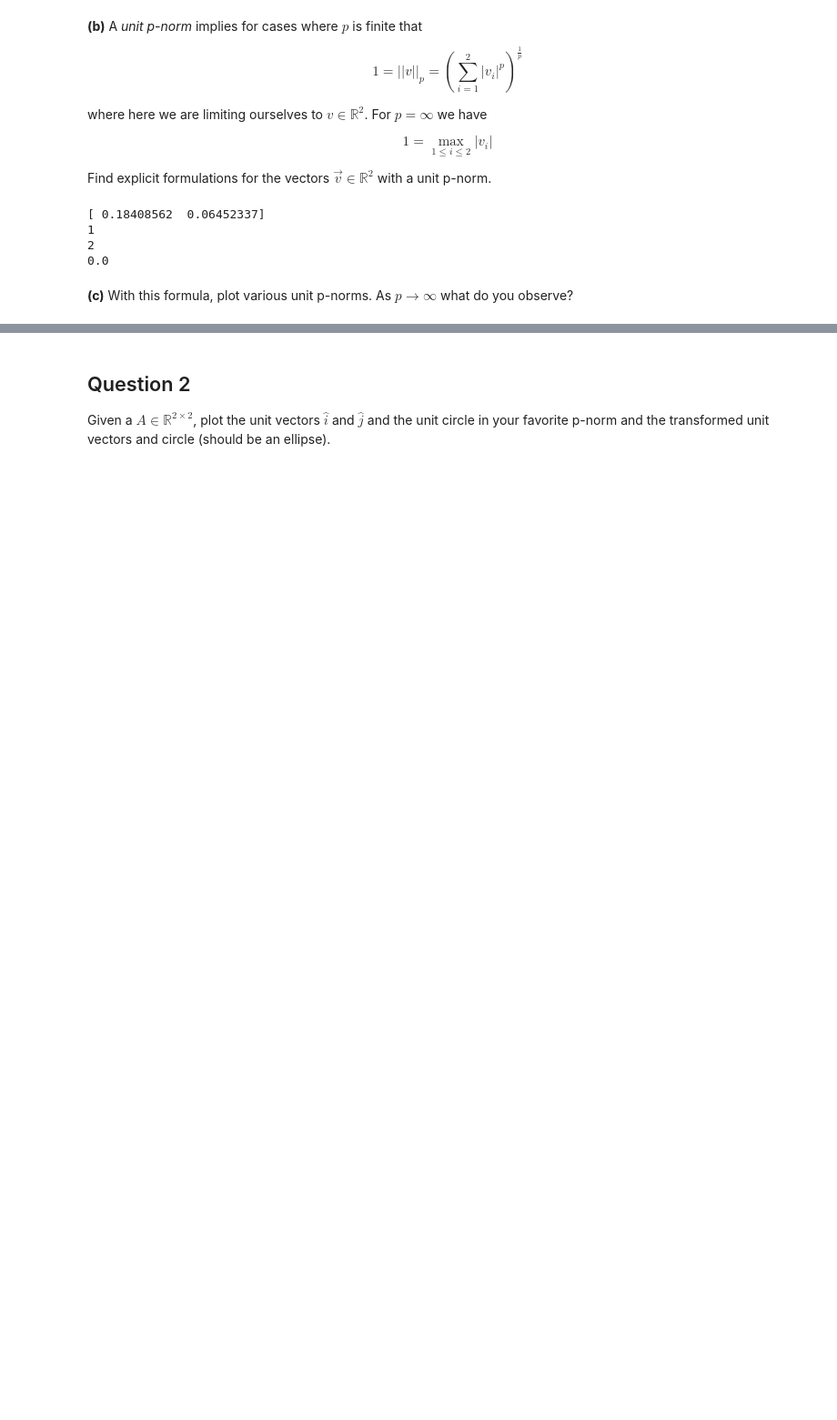
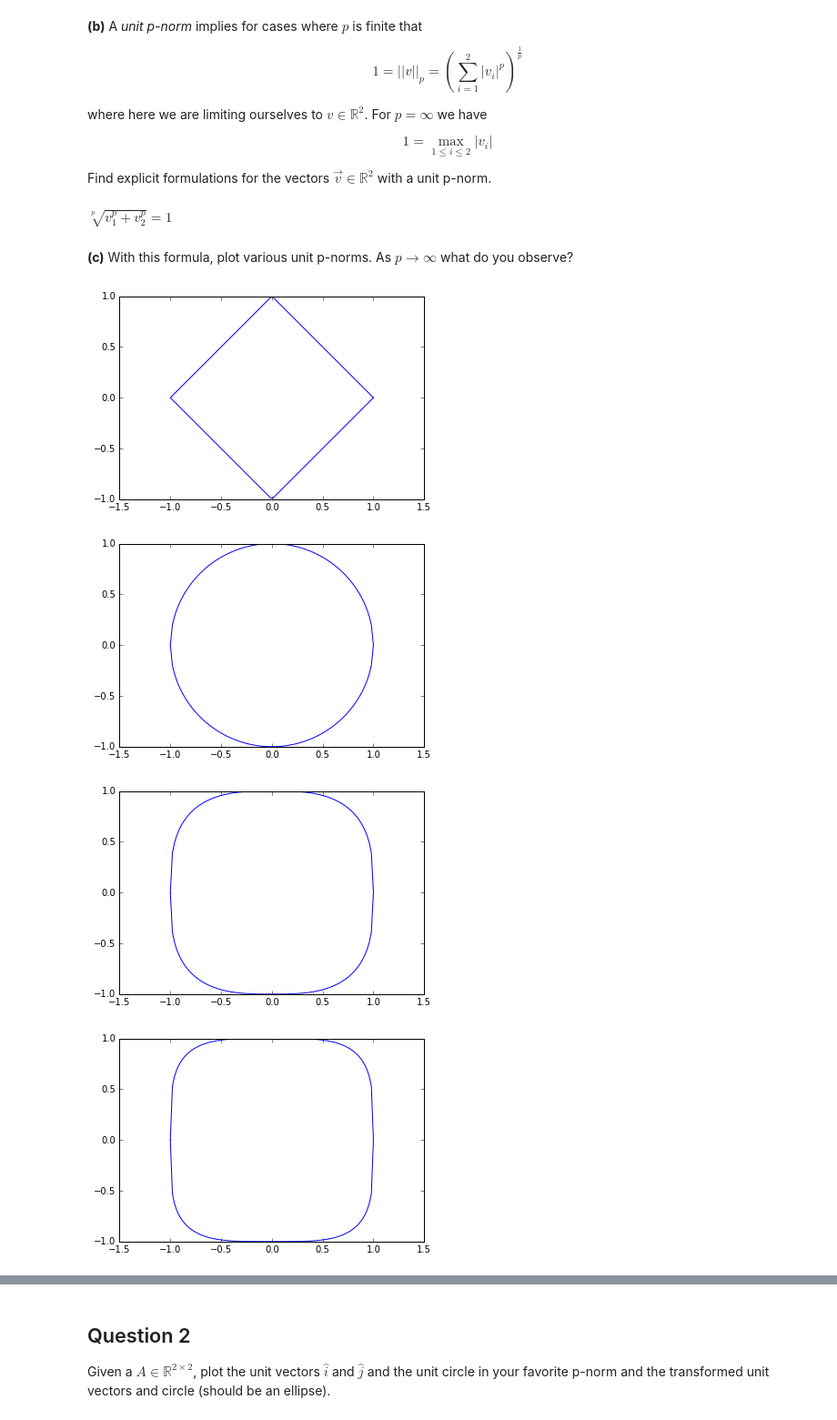
Before and after one commit to sidd23295/E4300-intro-numerical-methods, a Jupyter notebook: 05_group_LA_1.ipynb, the cells around one changed output, grey strips where cells are left out. Shown at 91% size. Cells and saved outputs as stored; diff of their text form; code cells hidden in the pictures; blank space fills up the shorter version.

```diff
--- a/05_group_LA_1.ipynb
+++ b/05_group_LA_1.ipynb
@@ -45,22 +46,7 @@ $$
 $$
 
 Find explicit formulations for the vectors $\vec{v} \in \mathbb{R}^2$ with a unit p-norm.
-# %%
-m = 2
-p = 10000
-x = numpy.random.uniform(size=m)
-print x
-ell_p = 0.0
-for i in xrange(1,m+1):
-    print i
-    ell_p += numpy.abs(x[i-1])**p
-ell_p = (ell_p)**(1.0 / p)
-
-print ell_p
-# %% [output]
-[ 0.18408562  0.06452337]
-1
-2
-0.0
+# %% [markdown]
+$\sqrt[p]{v_1^p +v_2^p} = 1$
 # %% [markdown]
 **(c)** With this formula, plot various unit p-norms.  As $p \rightarrow \infty$ what do you observe?
@@ -68,0 +53,25 @@ print ell_p
+# %%
+n = numpy.array([1,2,3,4,5,6,7,8,10,50,100,1000])
+x = numpy.linspace(-1.0, 1.0, 100)
+
+y1 = numpy.zeros(numpy.size(x))
+y2 = numpy.zeros(numpy.size(x))
+
+
+for j in xrange(numpy.size(n)):
+    y1 = numpy.zeros(numpy.size(x))
+    y2 = numpy.zeros(numpy.size(x))
+
+    for i in xrange(numpy.size(x)):
+        y1[i] = (1.0 - numpy.abs(x[i])**(n[j]))**(1.0/n[j])
+        y2[i] = -(1.0 - numpy.abs(x[i])**(n[j]))**(1.0/n[j])
+
+    fig = plt.figure()
+    axes = fig.add_subplot(1, 1, 1)
+    axes.plot(x, y1,'b',x,y2,'b')
+    axes.axis('equal')
+# %% [output]
+[figure, added]
+[figure, added]
+[figure, added]
+[figure, added]
```
Also changed, not shown: parts of 4 cells of this notebook.
